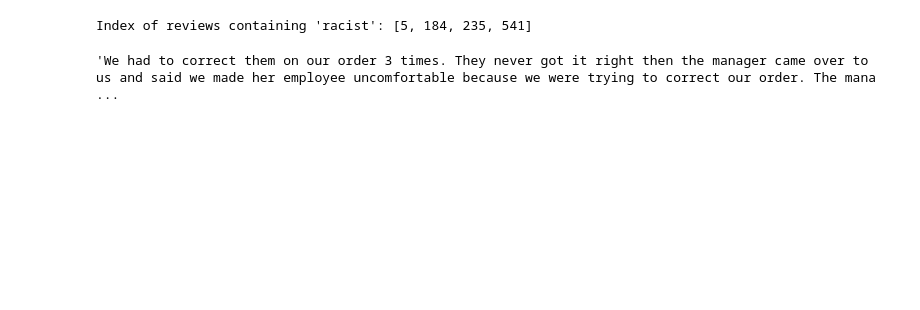
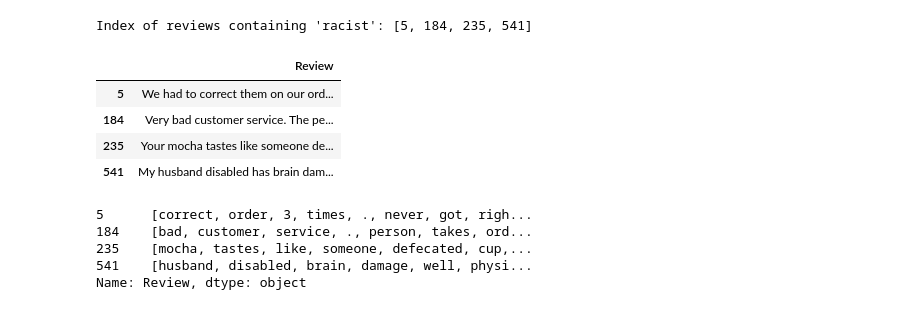
Before and after one commit to rich-hyun/Kuggle_9th_team_SAMTARBUCKS, a Jupyter notebook: 분류_프로젝트.ipynb, the cells around one changed output. Cells and saved outputs as stored; diff of their text form; code cells hidden in the pictures; blank space fills up the shorter version.

```diff
--- a/분류_프로젝트.ipynb
+++ b/분류_프로젝트.ipynb
@@ -274,6 +331,26 @@ print("Index of reviews containing 'racist':", index_with_racist)
 # %% [output]
 Index of reviews containing 'racist': [5, 184, 235, 541]
 # %%
-df.iloc[5]['Review']
+df.iloc[[5, 184, 235, 541]]['Review'].to_frame()
 # %% [output]
-'We had to correct them on our order 3 times. They never got it right then the manager came over to us and said we made her employee uncomfortable because we were trying to correct our order. The mana ...
+|  | Review |
+| 5 | We had to correct them on our ord... |
+| 184 | Very bad customer service. The pe... |
+| 235 | Your mocha tastes like someone de... |
+| 541 | My husband disabled has brain dam... |
+# %%
+# racist 포함 리뷰 토큰화
+def tokenize_racist(racist):
+    tokens = word_tokenize(racist)
+    stop_words = set(stopwords.words('english'))
+    tokens = [token for token in tokens if token.lower() not in stop_words]
+    return tokens
+
+racist_tokens = df.iloc[index_with_racist]['Review'].apply(tokenize_time)
+print(racist_tokens)
+# %% [output]
+5      [correct, order, 3, times, ., never, got, righ...
+184    [bad, customer, service, ., person, takes, ord...
+235    [mocha, tastes, like, someone, defecated, cup,...
+541    [husband, disabled, brain, damage, well, physi...
+Name: Review, dtype: object
```
Also changed, not shown: parts of 9 cells of this notebook.
